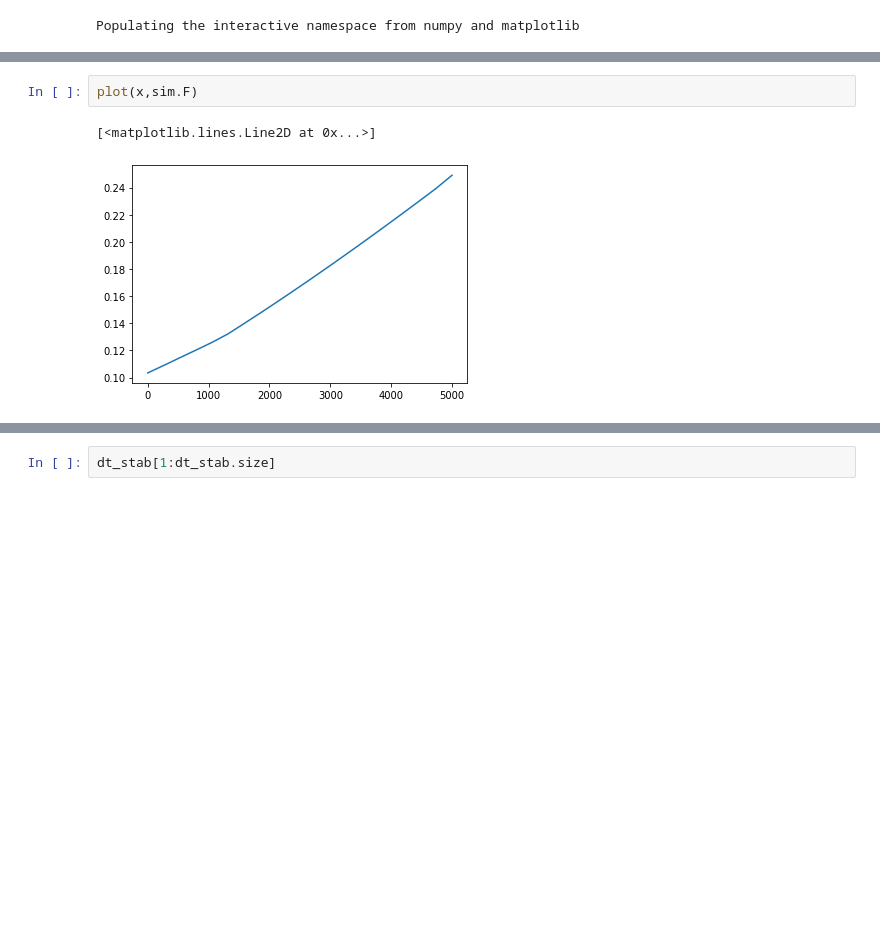
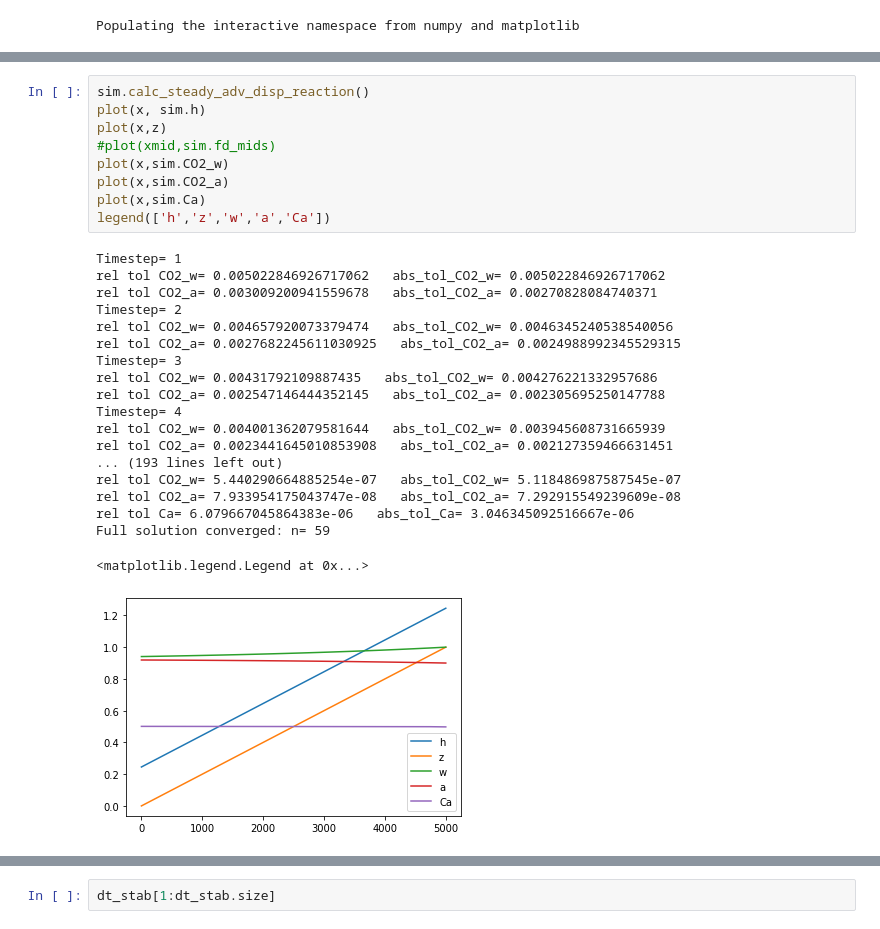
Before and after one commit to CovingtonResearchGroup/champ, a Jupyter notebook: CO2_1D_test.ipynb, the cells around one changed output, grey strips where cells are left out. Saved outputs shown, nothing was run; the diff lists cells and outputs as text; blank space fills up the shorter version.

Commit message:
steady state transport solver

```diff
--- a/CO2_1D_test.ipynb
+++ b/CO2_1D_test.ipynb
@@ -65,5 +67,29 @@ plot(x,sim.Ca)
-# %%
-plot(x,sim.F)
-# %% [output]
-[<matplotlib.lines.Line2D at 0x...>]
-[figure, removed]
+# %%
+sim.calc_steady_adv_disp_reaction()
+plot(x, sim.h)
+plot(x,z)
+#plot(xmid,sim.fd_mids)
+plot(x,sim.CO2_w)
+plot(x,sim.CO2_a)
+plot(x,sim.Ca)
+legend(['h','z','w','a','Ca'])
+# %% [output]
+Timestep= 1
+rel tol CO2_w= 0.005022846926717062   abs_tol_CO2_w= 0.005022846926717062
+rel tol CO2_a= 0.003009200941559678   abs_tol_CO2_a= 0.00270828084740371
+Timestep= 2
+rel tol CO2_w= 0.004657920073379474   abs_tol_CO2_w= 0.0046345240538540056
+rel tol CO2_a= 0.0027682245611030925   abs_tol_CO2_a= 0.0024988992345529315
+Timestep= 3
+rel tol CO2_w= 0.00431792109887435   abs_tol_CO2_w= 0.004276221332957686
+rel tol CO2_a= 0.002547146444352145   abs_tol_CO2_a= 0.002305695250147788
+Timestep= 4
+rel tol CO2_w= 0.004001362079581644   abs_tol_CO2_w= 0.003945608731665939
+rel tol CO2_a= 0.0023441645010853908   abs_tol_CO2_a= 0.002127359466631451
+... (193 lines left out)
+rel tol CO2_w= 5.440290664885254e-07   abs_tol_CO2_w= 5.118486987587545e-07
+rel tol CO2_a= 7.933954175043747e-08   abs_tol_CO2_a= 7.292915549239609e-08
+rel tol Ca= 6.079667045864383e-06   abs_tol_Ca= 3.046345092516667e-06
+Full solution converged: n= 59
+<matplotlib.legend.Legend at 0x...>
+[figure, added]
```
Also changed, not shown: parts of 7 cells of this notebook, 1 other file.
